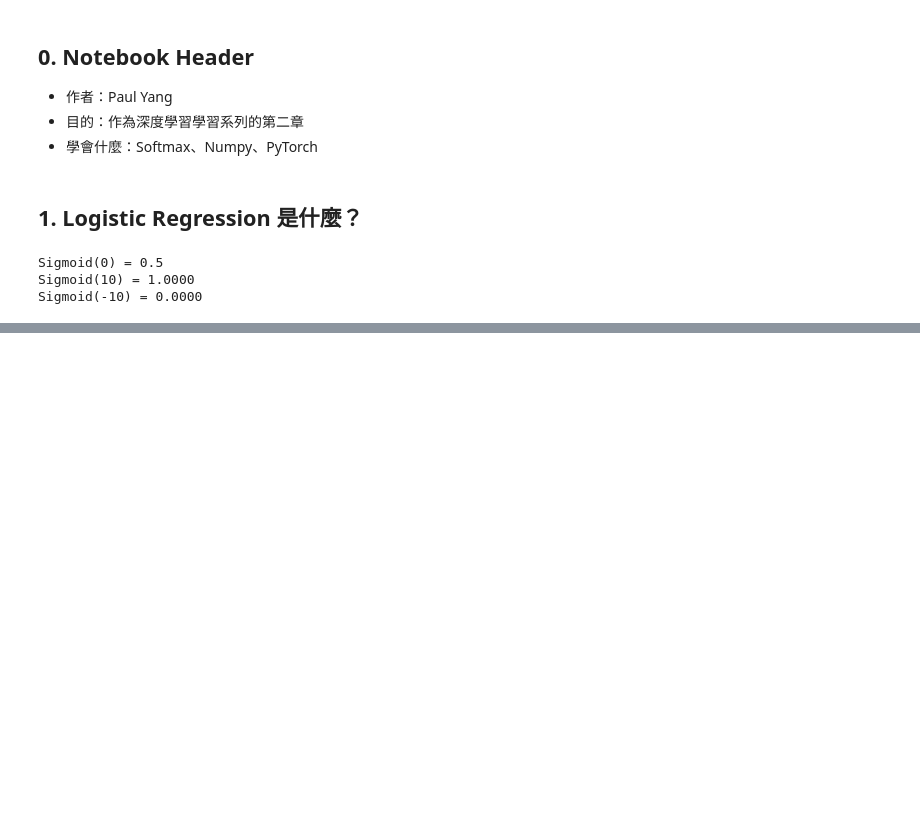
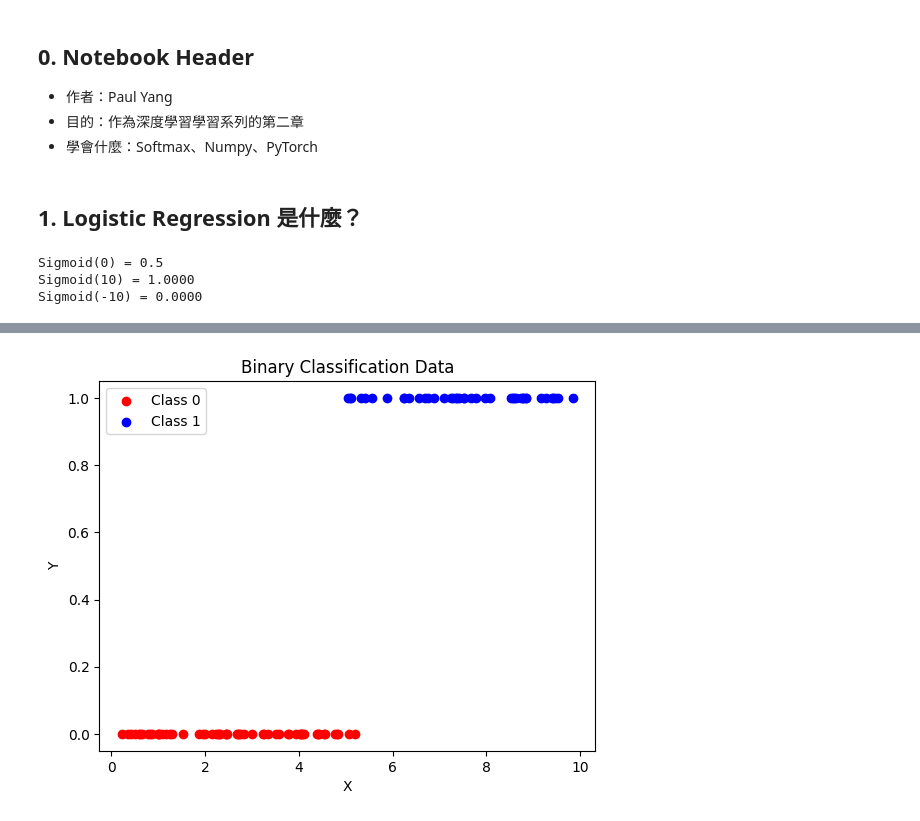
Before and after one commit to Paulyang80/DeepLearningLab, a Jupyter notebook: notebooks/02-logistic-regression.ipynb, the cells around one changed output, grey strips where cells are left out. Cells and saved outputs as stored; diff of their text form; code cells hidden in the pictures; blank space fills up the shorter version.

```diff
--- a/notebooks/02-logistic-regression.ipynb
+++ b/notebooks/02-logistic-regression.ipynb
@@ -29,0 +308,18 @@ Sigmoid(-10) = 0.0000
+# %%
+fig, ax = plt.subplots()
+
+ax.scatter([x for x, y in zip(X, Y) if y == 0],
+           [y for y in Y if y == 0],
+           color='red', label='Class 0')
+
+ax.scatter([x for x, y in zip(X, Y) if y == 1],
+           [y for y in Y if y == 1],
+           color='blue', label='Class 1')
+
+ax.set_xlabel('X')
+ax.set_ylabel('Y')
+ax.set_title('Binary Classification Data')
+ax.legend()
+plt.show()
+# %% [output]
+[figure, added]
```
Also changed, not shown: parts of 16 cells of this notebook.
